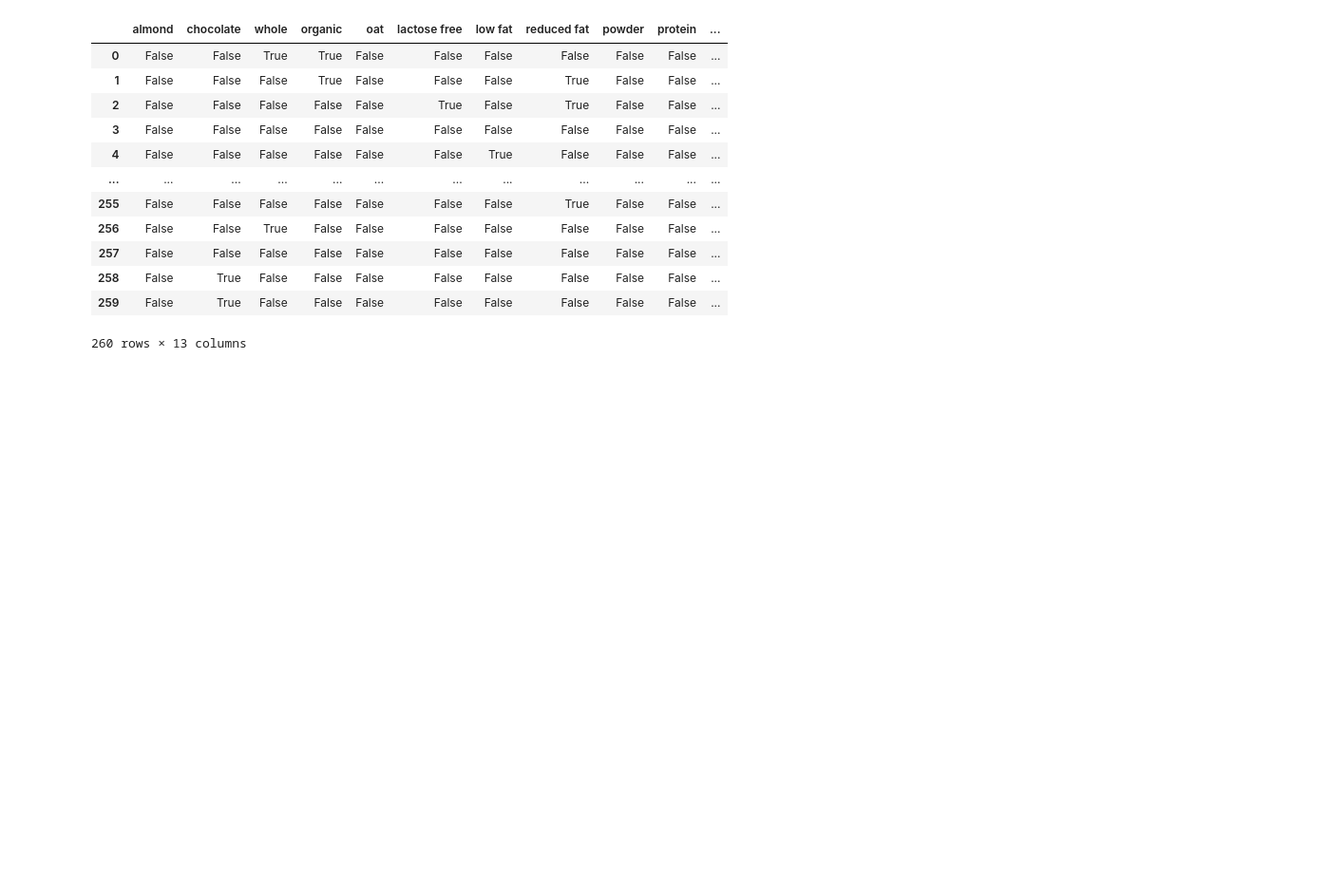
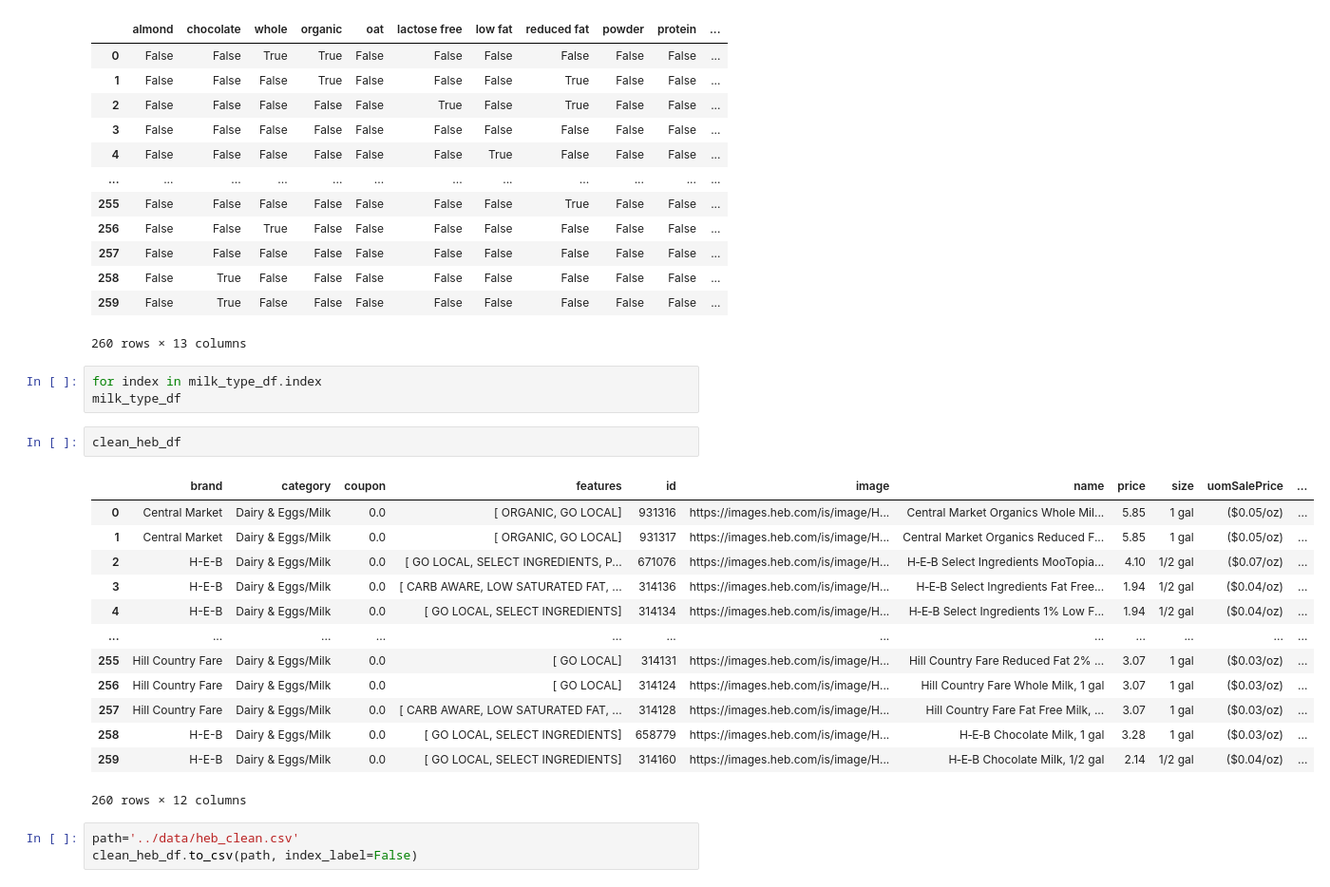
Before and after one commit to ykrasnikov/ETL-project, a Jupyter notebook: staging_area/filters_HEB.ipynb, the cells around one changed output. Shown at 95% size. Drawn from its saved outputs; the diff is of its cells as text; blank space fills up the shorter version.

Commit message:
clean df with HEB data

```diff
--- a/staging_area/filters_HEB.ipynb
+++ b/staging_area/filters_HEB.ipynb
@@ -241,3 +241,25 @@ milk_type_df
 | 258 | False | True | False | False | False | False | False | False | False | False | ... |
 | 259 | False | True | False | False | False | False | False | False | False | False | ... |
 260 rows × 13 columns
+# %%
+for index in milk_type_df.index
+milk_type_df
+# %%
+clean_heb_df
+# %% [output]
+|  | brand | category | coupon | features | id | image | name | price | size | uomSalePrice | ... |
+| 0 | Central Market | Dairy & Eggs/Milk | 0.0 | [ ORGANIC, GO LOCAL] | 931316 | https://images.heb.com/is/image/H... | Central Market Organics Whole Mil... | 5.85 | 1 gal | ($0.05/oz) | ... |
+| 1 | Central Market | Dairy & Eggs/Milk | 0.0 | [ ORGANIC, GO LOCAL] | 931317 | https://images.heb.com/is/image/H... | Central Market Organics Reduced F... | 5.85 | 1 gal | ($0.05/oz) | ... |
+| 2 | H-E-B | Dairy & Eggs/Milk | 0.0 | [ GO LOCAL, SELECT INGREDIENTS, P... | 671076 | https://images.heb.com/is/image/H... | H‑E‑B Select Ingredients MooTopia... | 4.10 | 1/2 gal | ($0.07/oz) | ... |
+| 3 | H-E-B | Dairy & Eggs/Milk | 0.0 | [ CARB AWARE, LOW SATURATED FAT, ... | 314136 | https://images.heb.com/is/image/H... | H‑E‑B Select Ingredients Fat Free... | 1.94 | 1/2 gal | ($0.04/oz) | ... |
+| 4 | H-E-B | Dairy & Eggs/Milk | 0.0 | [ GO LOCAL, SELECT INGREDIENTS] | 314134 | https://images.heb.com/is/image/H... | H‑E‑B Select Ingredients 1% Low F... | 1.94 | 1/2 gal | ($0.04/oz) | ... |
+| ... | ... | ... | ... | ... | ... | ... | ... | ... | ... | ... | ... |
+| 255 | Hill Country Fare | Dairy & Eggs/Milk | 0.0 | [ GO LOCAL] | 314131 | https://images.heb.com/is/image/H... | Hill Country Fare Reduced Fat 2% ... | 3.07 | 1 gal | ($0.03/oz) | ... |
+| 256 | Hill Country Fare | Dairy & Eggs/Milk | 0.0 | [ GO LOCAL] | 314124 | https://images.heb.com/is/image/H... | Hill Country Fare Whole Milk, 1 gal | 3.07 | 1 gal | ($0.03/oz) | ... |
+| 257 | Hill Country Fare | Dairy & Eggs/Milk | 0.0 | [ CARB AWARE, LOW SATURATED FAT, ... | 314128 | https://images.heb.com/is/image/H... | Hill Country Fare Fat Free Milk, ... | 3.07 | 1 gal | ($0.03/oz) | ... |
+| 258 | H-E-B | Dairy & Eggs/Milk | 0.0 | [ GO LOCAL, SELECT INGREDIENTS] | 658779 | https://images.heb.com/is/image/H... | H‑E‑B Chocolate Milk, 1 gal | 3.28 | 1 gal | ($0.03/oz) | ... |
+| 259 | H-E-B | Dairy & Eggs/Milk | 0.0 | [ GO LOCAL, SELECT INGREDIENTS] | 314160 | https://images.heb.com/is/image/H... | H‑E‑B Chocolate Milk, 1/2 gal | 2.14 | 1/2 gal | ($0.04/oz) | ... |
+260 rows × 12 columns
+# %%
+path='../data/heb_clean.csv'
+clean_heb_df.to_csv(path, index_label=False)
```
Also changed, not shown: parts of 8 cells of this notebook, 1 other file.
